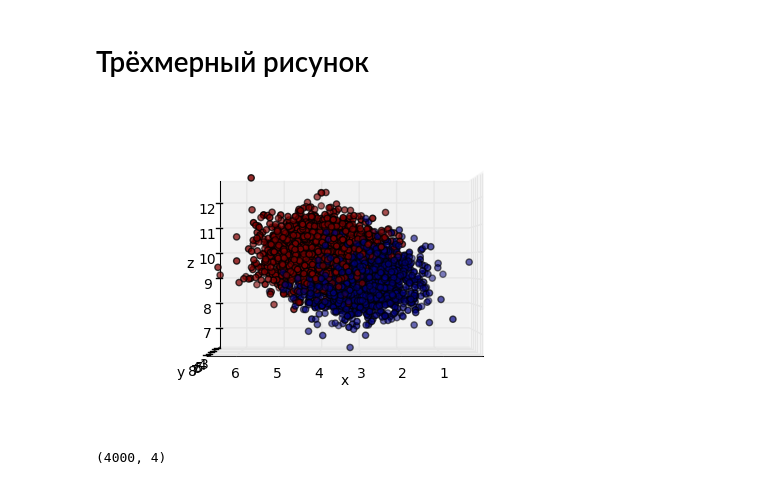
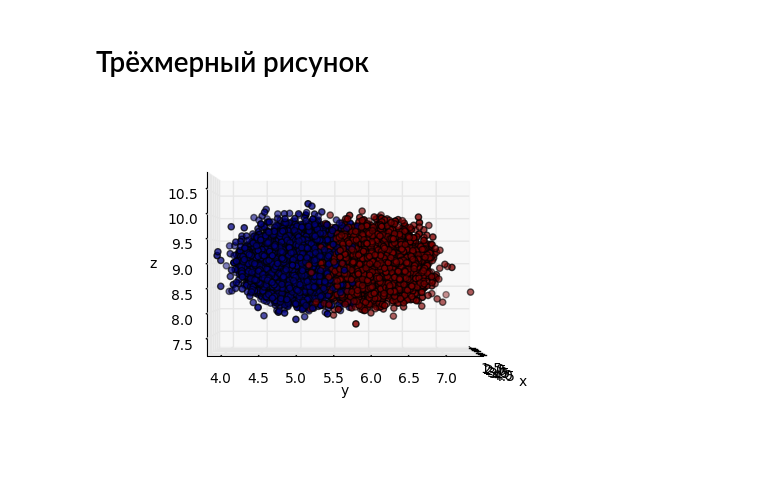
Before and after one commit to tarstars/algo_club, a Jupyter notebook: ml/gaussian_mix/gaussian_mix.ipynb, the cells around one changed output. Saved outputs shown, nothing was run; the diff lists cells and outputs as text; code cells hidden in the pictures.

```diff
--- a/ml/gaussian_mix/gaussian_mix.ipynb
+++ b/ml/gaussian_mix/gaussian_mix.ipynb
@@ -11,9 +11,9 @@ sgm - дисперсия гауссова распределения
 n - количество точек
 # %%
 sgm=0.5
-n=2000
+n=10000
 red_dots = numpy.random.multivariate_normal([3, 5, 9], [[sgm,0,0], [0, sgm, 0], [0, 0, sgm]], n)
-blue_dots = numpy.random.multivariate_normal([4, 6, 10], [[sgm,0,0], [0, sgm, 0], [0, 0, sgm]], n)
+blue_dots = numpy.random.multivariate_normal([3, 5, 10], [[sgm,0,0], [0, sgm, 0], [0, 0, sgm]], n)
 red_dots=numpy.insert(red_dots, 3, 0, axis=1)
 blue_dots=numpy.insert(blue_dots, 3, 1, axis=1)
 data = numpy.concatenate((red_dots, blue_dots))
@@ -22,28 +52,24 @@ numpy.random.shuffle(data)
 # Трёхмерный рисунок
 # %%
 ax=plt.axes(projection='3d')
-ax.view_init(0,90)
+ax.view_init(0,0)
 ax.set_xlabel('x')
 ax.set_ylabel('y')
 ax.set_zlabel('z')
 x=data[:, 0]
 y=data[:, 1]
 z=data[:, 2]
 dx=max(x)-min(x)
 dy=max(y)-min(y)
 dz=max(z)-min(z)
 dcommon = max(dx, dy, dz)
 mx = (max(x)+min(x))/2
 my = (max(y)+min(y))/2
 mz = (max(z)+min(z))/2
 ax.set_xlim3d((mx-dcommon/2,mx+dcommon/2))
 ax.set_ylim3d((my-dcommon/2,my+dcommon/2))
 ax.set_zlim3d((mz-dcommon/2,mz+dcommon/2))
 ax.scatter(x,y,z, c=data[:, 3])
 plt.show()
 # %% [output]
-[figure, old version]
+[figure, new version]
-# %%
-data.shape
-# %% [output]
-(4000, 4)
```
Also changed, not shown: parts of 9 cells of this notebook.
